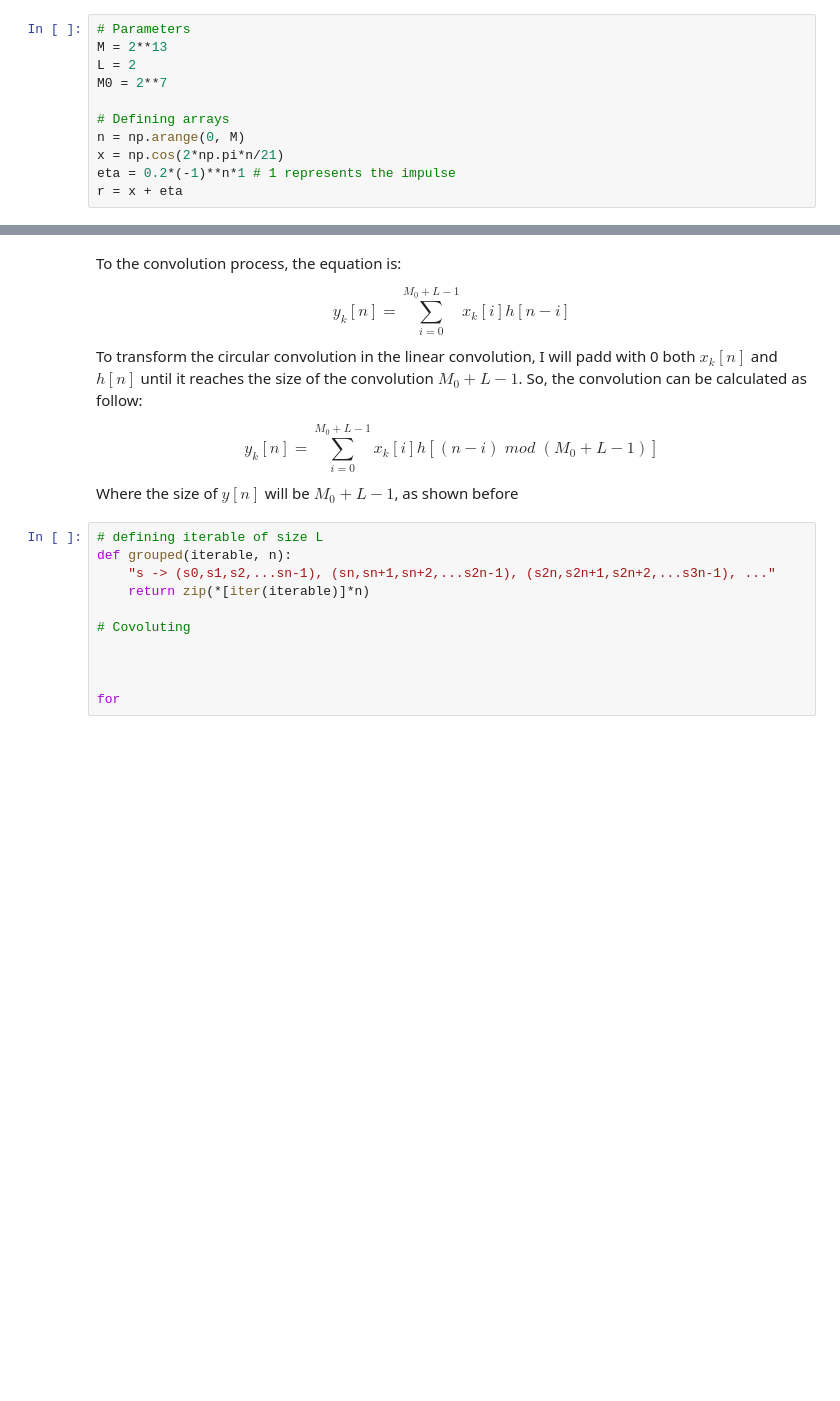
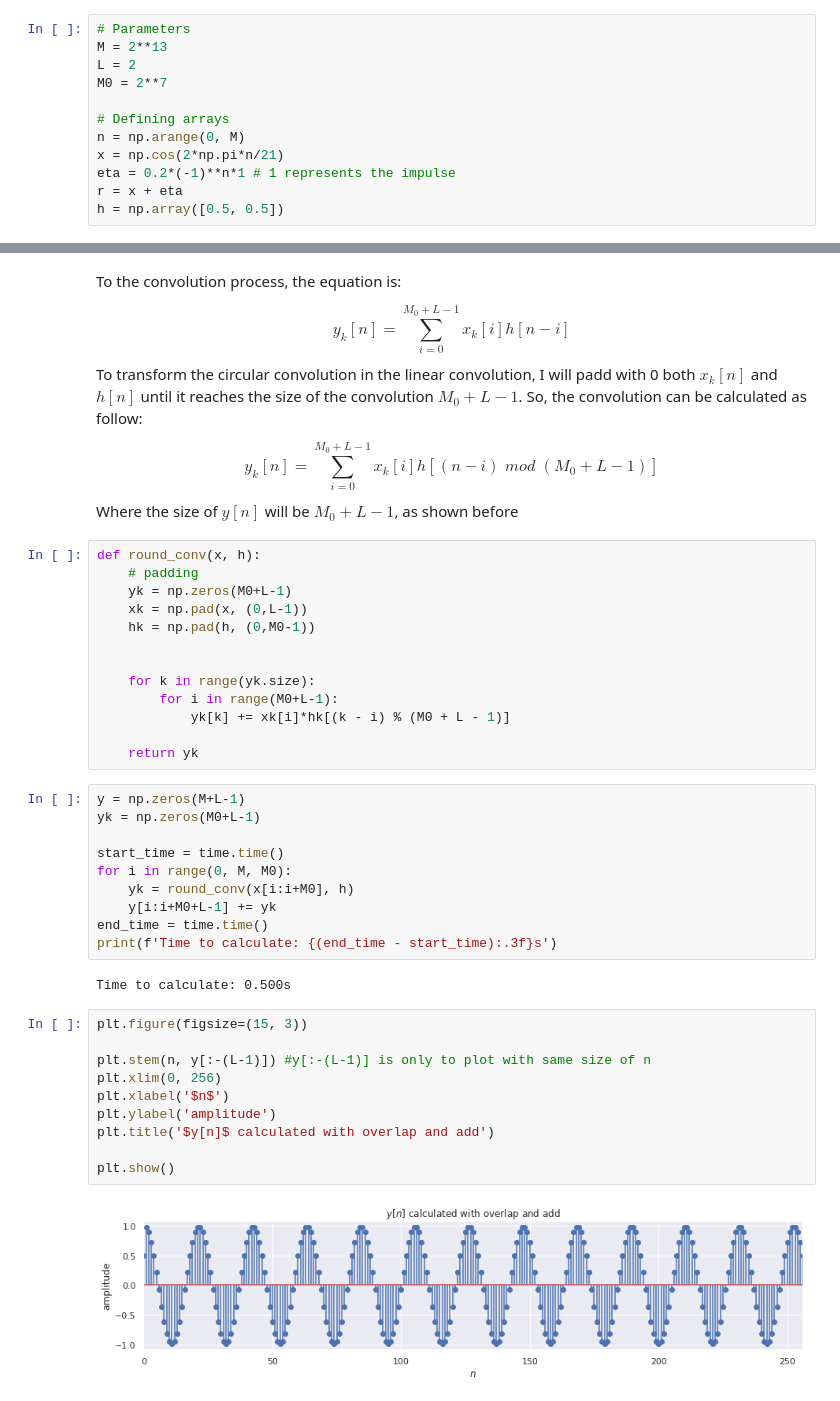
Before and after one commit to JoaoPi314/PDS-sampling-exercise, a Jupyter notebook: Convolution with Overlap and Add.ipynb, the cells around one changed output, grey strips where cells are left out. Saved outputs shown, nothing was run; the diff lists cells and outputs as text; blank space fills up the shorter version.

Commit message:
Finalized convolution with overlap and add exercise

```diff
--- a/Convolution with Overlap and Add.ipynb
+++ b/Convolution with Overlap and Add.ipynb
@@ -53,6 +58,7 @@ n = np.arange(0, M)
 x = np.cos(2*np.pi*n/21)
 eta = 0.2*(-1)**n*1 # 1 represents the impulse
 r = x + eta
+h = np.array([0.5, 0.5])
 # %%
 # plotting the signals
 
@@ -92,14 +98,40 @@ To transform the circular convolution in the linear convolution, I will padd wit
 <center>$$y_k[n] = \sum_{i=0}^{M_0+L-1}x_k[i]h[(n-i) \; mod \; (M_0 + L - 1)]$$</center>
 
 Where the size of $y[n]$ will be $M_0 + L - 1$, as shown before
-# %%
-# defining iterable of size L
-def grouped(iterable, n):
-    "s -> (s0,s1,s2,...sn-1), (sn,sn+1,sn+2,...s2n-1), (s2n,s2n+1,s2n+2,...s3n-1), ..."
-    return zip(*[iter(iterable)]*n)
-
-# Covoluting
-
-
-
-for
+# %%
+def round_conv(x, h):
+    # padding
+    yk = np.zeros(M0+L-1)
+    xk = np.pad(x, (0,L-1))
+    hk = np.pad(h, (0,M0-1))
+
+
+    for k in range(yk.size):
+        for i in range(M0+L-1):
+            yk[k] += xk[i]*hk[(k - i) % (M0 + L - 1)]
+
+    return yk
+# %%
+y = np.zeros(M+L-1)
+yk = np.zeros(M0+L-1)
+
+start_time = time.time()
+for i in range(0, M, M0):
+    yk = round_conv(x[i:i+M0], h)
+    y[i:i+M0+L-1] += yk
+end_time = time.time()
+print(f'Time to calculate: {(end_time - start_time):.3f}s')
+# %% [output]
+Time to calculate: 0.500s
+# %%
+plt.figure(figsize=(15, 3))
+
+plt.stem(n, y[:-(L-1)]) #y[:-(L-1)] is only to plot with same size of n
+plt.xlim(0, 256)
+plt.xlabel('$n$')
+plt.ylabel('amplitude')
+plt.title('$y[n]$ calculated with overlap and add')
+
+plt.show()
+# %% [output]
+[figure, added]
```
Also changed, not shown: parts of 12 cells of this notebook.
